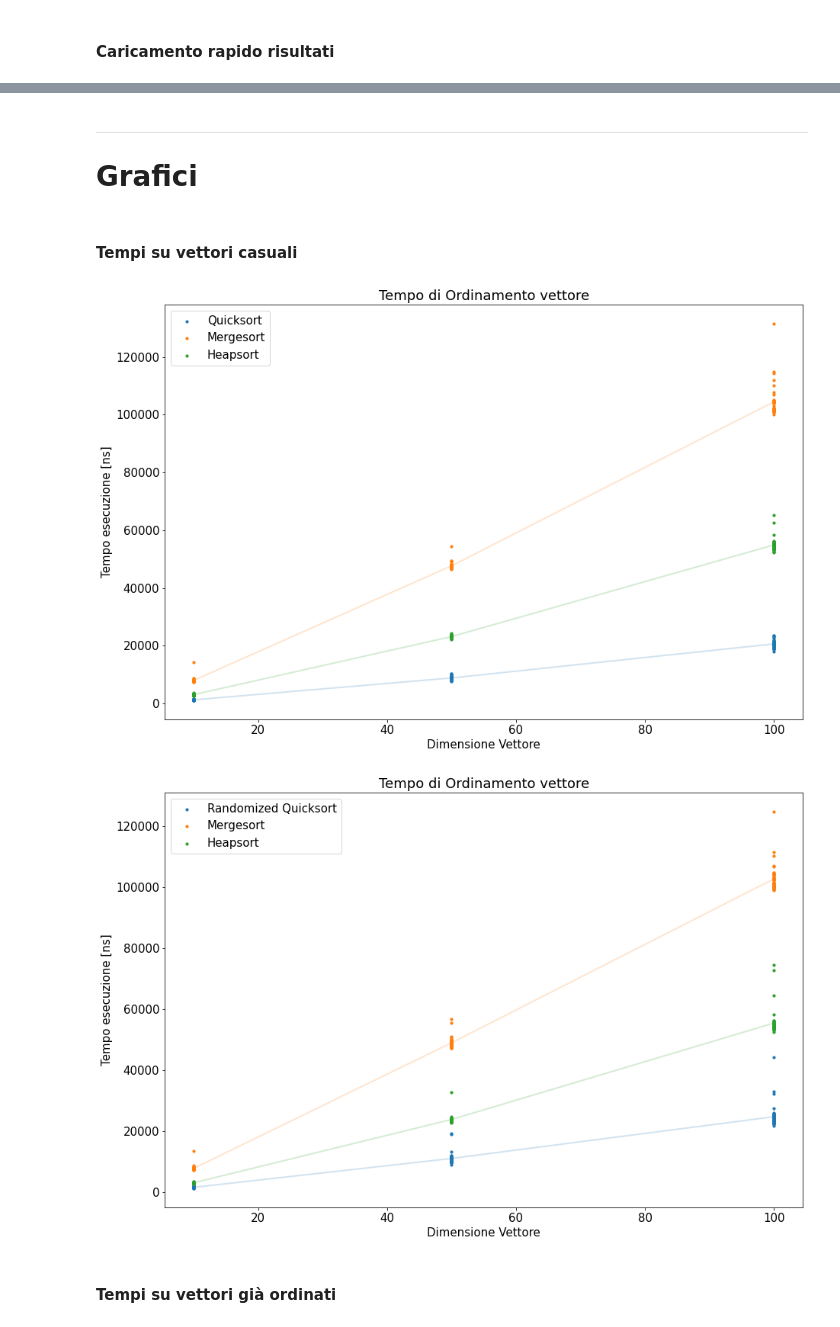
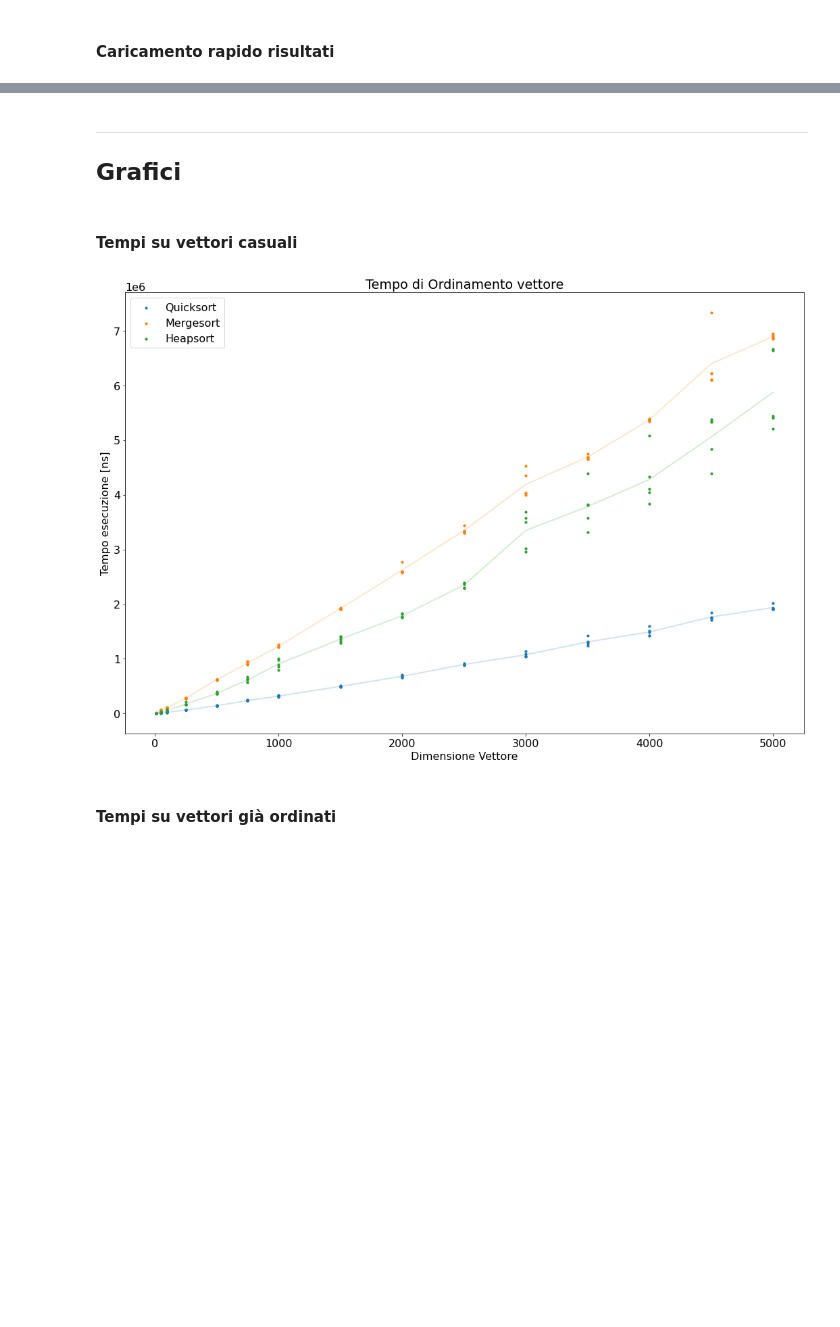
Before and after one commit to EdoardoTronconi/ProgettoSDA, a Jupyter notebook: Notebook/SDA.ipynb, the cells around one changed output, grey strips where cells are left out. Saved outputs shown, nothing was run; the diff lists cells and outputs as text; code cells hidden in the pictures; blank space fills up the shorter version.

```diff
--- a/Notebook/SDA.ipynb
+++ b/Notebook/SDA.ipynb
@@ -183,4 +153,4 @@ for size in SIZES:
 # %% [markdown]
 ***
-# Grafici
+## Grafici
 # %%
@@ -188,10 +158,8 @@ ALGORITMI = ['Quicksort', 'Mergesort', 'Heapsort']
 # %% [markdown]
 #### Tempi su vettori casuali
-# %%
-plot_times(results, Algos=ALGORITMI, Sizes=SIZES)
-plot_times(results, Algos=ALGORITMI, Sizes=SIZES, Random=True)
-# %% [output]
-[figure, removed]
-[figure, removed]
+# %%
+plot_times_main(resultsMain, Algos=ALGORITMI_MAIN, Sizes=SIZES_MAIN)
+# %% [output]
+[figure, added]
 # %% [markdown]
 #### Tempi su vettori già ordinati
```
Also changed, not shown: parts of 28 cells of this notebook, 4 other files.
